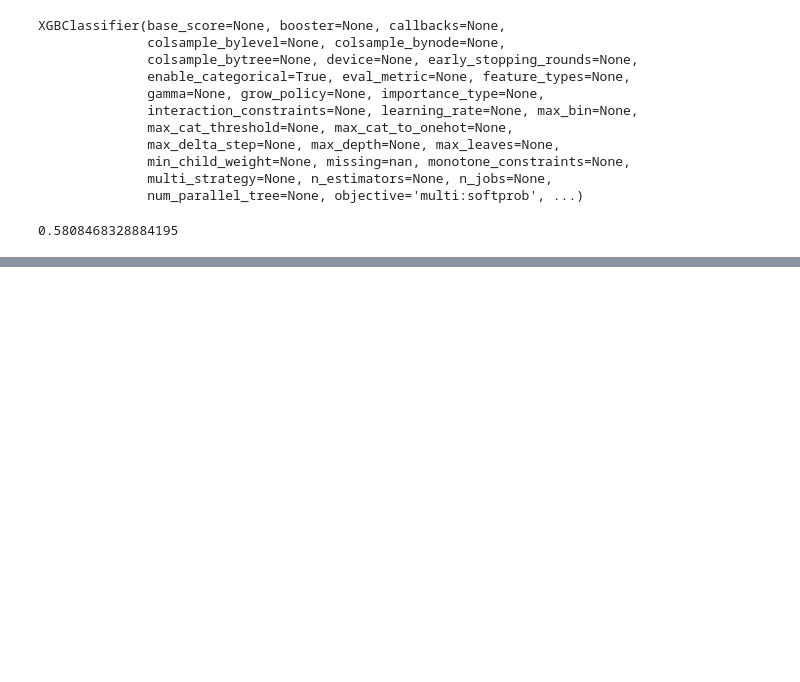
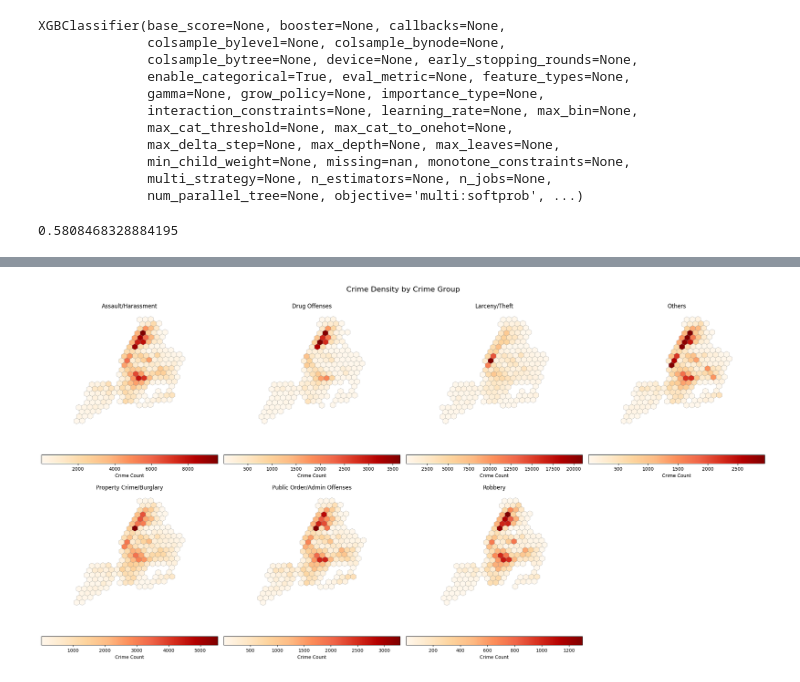
Before and after one commit to Sharad117/SpatioTemporal-crime-detection, a Jupyter notebook: preprocess.ipynb, the cells around one changed output, grey strips where cells are left out. Cells and saved outputs as stored; diff of their text form; code cells hidden in the pictures; blank space fills up the shorter version.

```diff
--- a/preprocess.ipynb
+++ b/preprocess.ipynb
@@ -530,0 +546,50 @@ data.head()
+# %%
+import geopandas as gpd
+
+agg = data.groupby([ 'Crime Group', 'h3_index']) \
+        .size().reset_index(name='count')
+
+def h3_to_polygon(h):
+    boundary_coords= h3.cell_to_boundary(h)
+    boundary=[(lon,lat) for lat,lon in boundary_coords]
+    return Polygon(boundary)
+
+agg['geometry'] = agg['h3_index'].apply(h3_to_polygon)
+gdf = gpd.GeoDataFrame(agg, geometry='geometry', crs='EPSG:4326')
+
+crime_groups = sorted(data['Crime Group'].unique())
+
+vmin = gdf['count'].min()
+vmax = gdf['count'].max()
+import matplotlib.pyplot as plt
+
+# Create a figure with subplots. Adjust rows/cols as needed.
+# Since there are 7 crime groups, 2 rows and 4 columns will suffice.
+fig, axs = plt.subplots(2, 4, figsize=(22, 12))
+axs = axs.flatten() # Flatten the axes array for easier indexing
+
+# Loop through each crime group and plot on a subplot
+for idx, crime in enumerate(crime_groups):
+    ax = axs[idx]
+    subset = gdf[gdf['Crime Group'] == crime]
+
+    if subset.empty:
+        ax.set_title(f"{crime} (No data)")
+        ax.axis('off')
+        continue
+
+    # Plot the data for the current crime group
+    subset.plot(ax=ax, column='count', cmap='OrRd', edgecolor='gray', linewidth=0.3,
+                legend=True, legend_kwds={'label': "Crime Count", 'orientation': "horizontal"})
+    ax.set_title(crime)
+    ax.axis('off')
+
+# Turn off axes for any unused subplots
+for i in range(len(crime_groups), len(axs)):
+    axs[i].axis('off')
+
+plt.tight_layout(rect=[0, 0.03, 1, 0.95]) # Adjust layout to prevent title overlap
+fig.suptitle('Crime Density by Crime Group', fontsize=16) # Add a main title
+plt.show()
+# %% [output]
+[figure, added]
```
Also changed, not shown: parts of 19 cells of this notebook, 25 other files.
